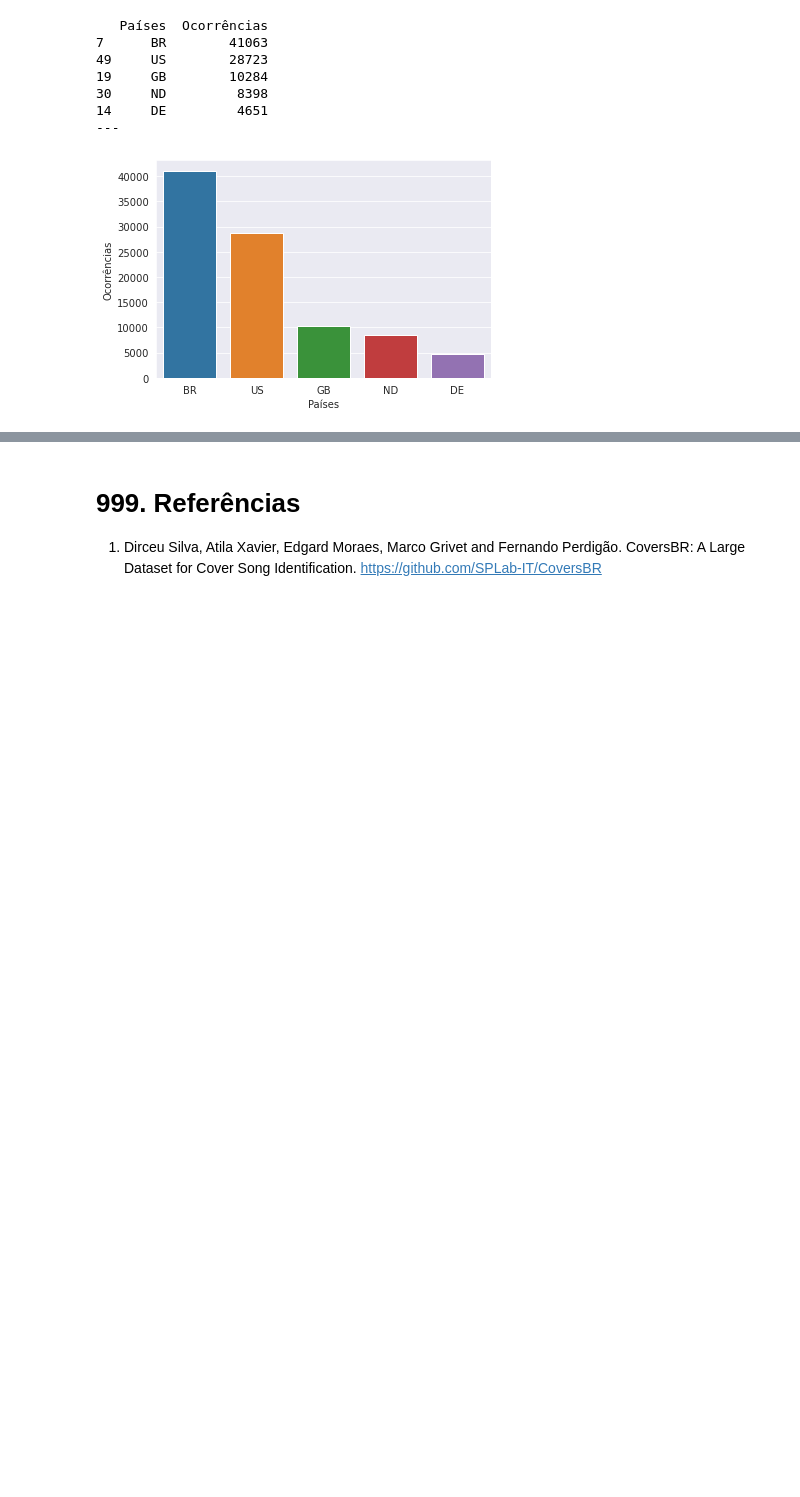
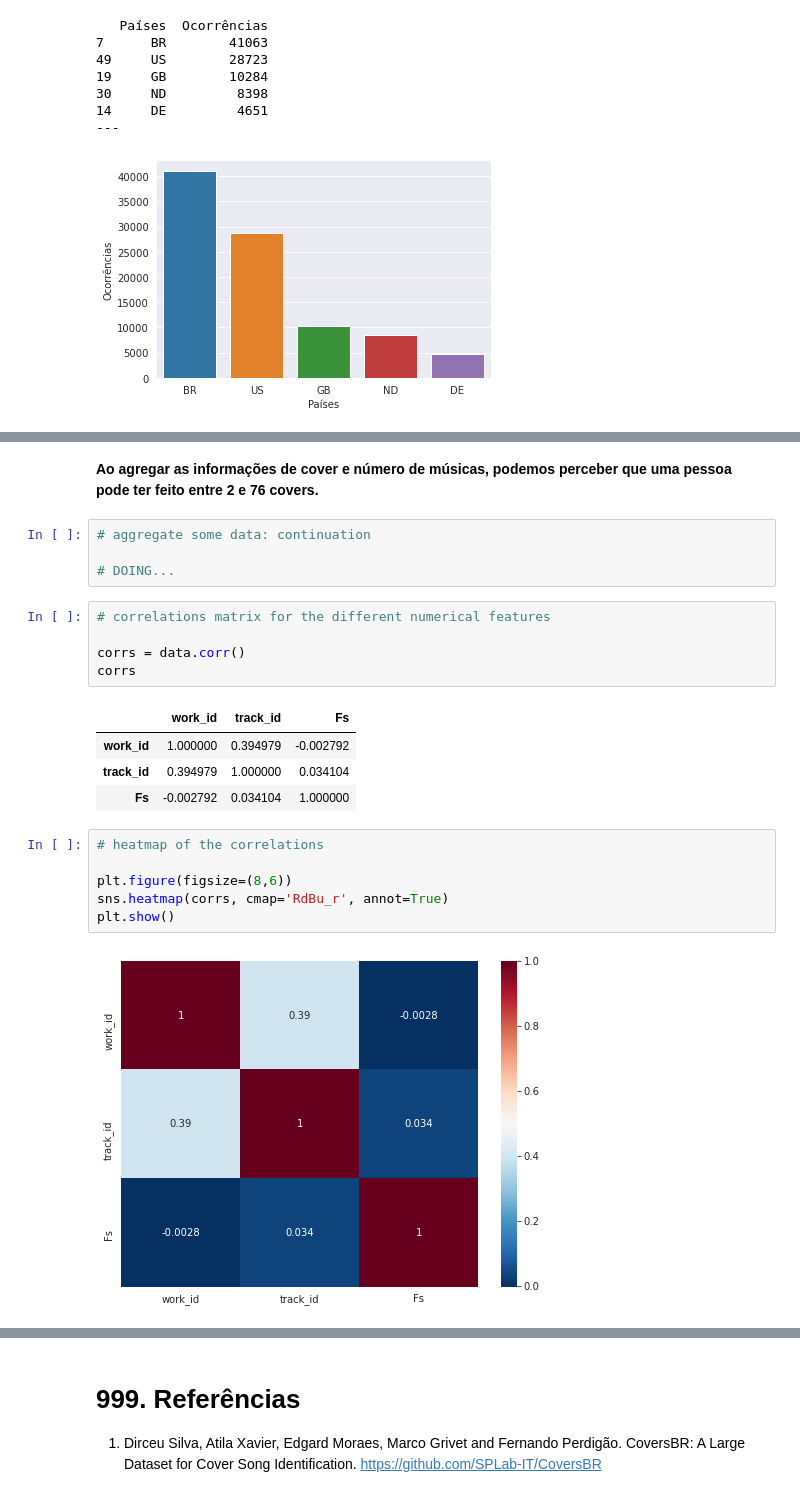
Before and after one commit to Andygrammer/CoverSongIdentification, a Jupyter notebook: CoverSongIdentification.ipynb, the cells around one changed output, grey strips where cells are left out. Cells and saved outputs as stored; diff of their text form; blank space fills up the shorter version.

```diff
--- a/CoverSongIdentification.ipynb
+++ b/CoverSongIdentification.ipynb
@@ -276,0 +409,24 @@ countries_TOP_5_plot = sns.barplot(x='Países', y='Ocorrências', data=countries
+# %% [markdown]
+**Ao agregar as informações de cover e número de músicas, podemos perceber que uma pessoa pode ter feito entre 2 e 76 covers.**
+# %%
+# aggregate some data: continuation
+
+# DOING...
+# %%
+# correlations matrix for the different numerical features
+
+corrs = data.corr()
+corrs
+# %% [output]
+|  | work_id | track_id | Fs |
+| work_id | 1.000000 | 0.394979 | -0.002792 |
+| track_id | 0.394979 | 1.000000 | 0.034104 |
+| Fs | -0.002792 | 0.034104 | 1.000000 |
+# %%
+# heatmap of the correlations
+
+plt.figure(figsize=(8,6))
+sns.heatmap(corrs, cmap='RdBu_r', annot=True)
+plt.show()
+# %% [output]
+[figure, added]
```
Also changed, not shown: parts of 19 cells of this notebook.
